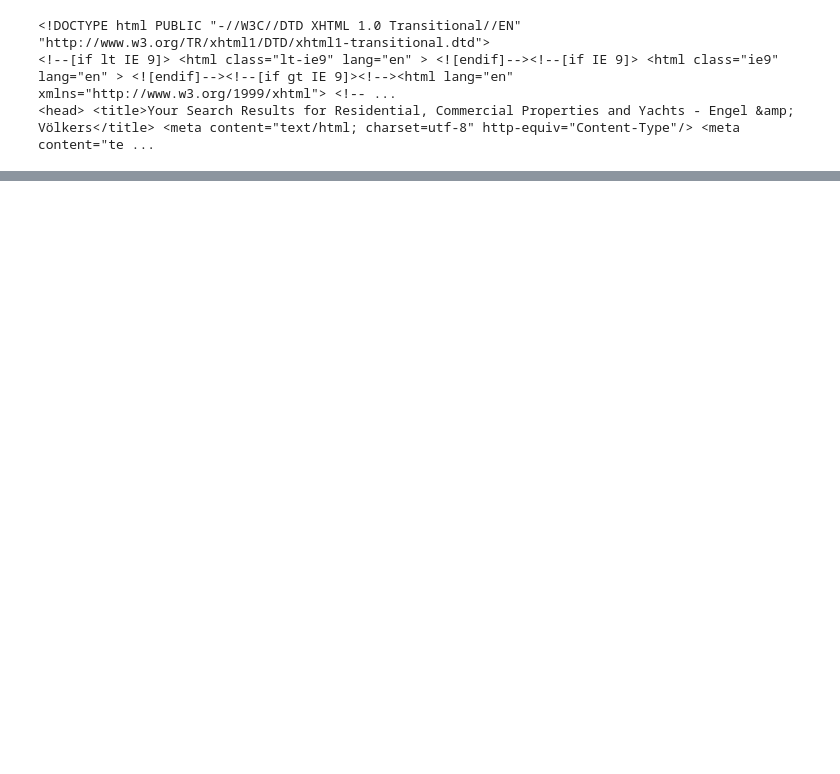
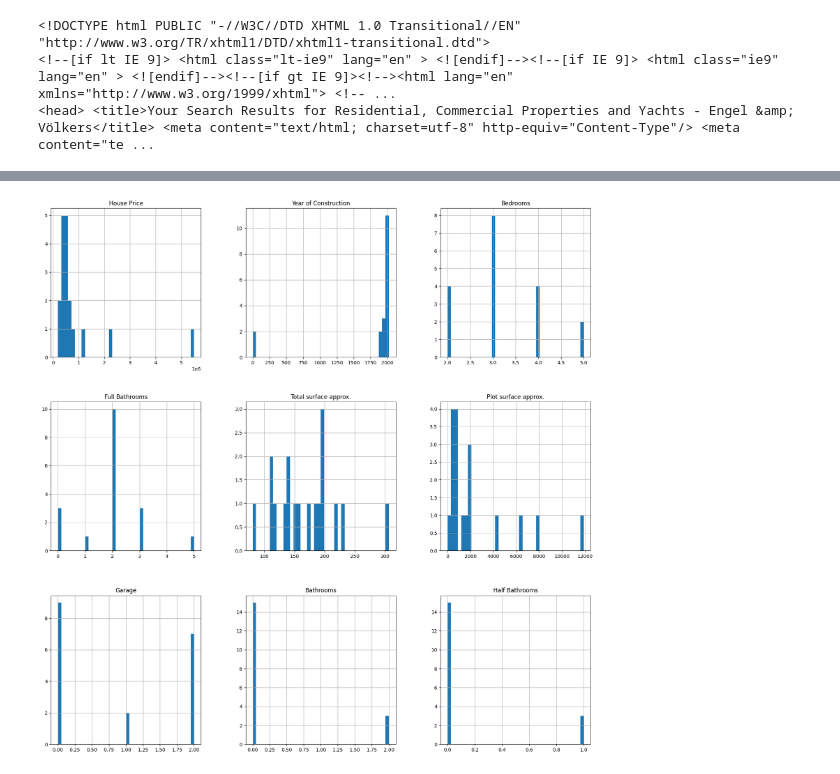
Before and after one commit to necmettinalver/Advanced-Price-Forecast, a Jupyter notebook: homePrice.ipynb, the cells around one changed output, grey strips where cells are left out. Saved outputs shown, nothing was run; the diff lists cells and outputs as text; code cells hidden in the pictures; blank space fills up the shorter version.

```diff
--- a/homePrice.ipynb
+++ b/homePrice.ipynb
@@ -399,0 +634,6 @@ df.head()
+# %%
+mpl.rcParams.update(mpl.rcParamsDefault)
+df.hist(bins=40,figsize=(20,20))
+plt.show()
+# %% [output]
+[figure, added]
```
Also changed, not shown: parts of 52 cells of this notebook, 3 other files.
